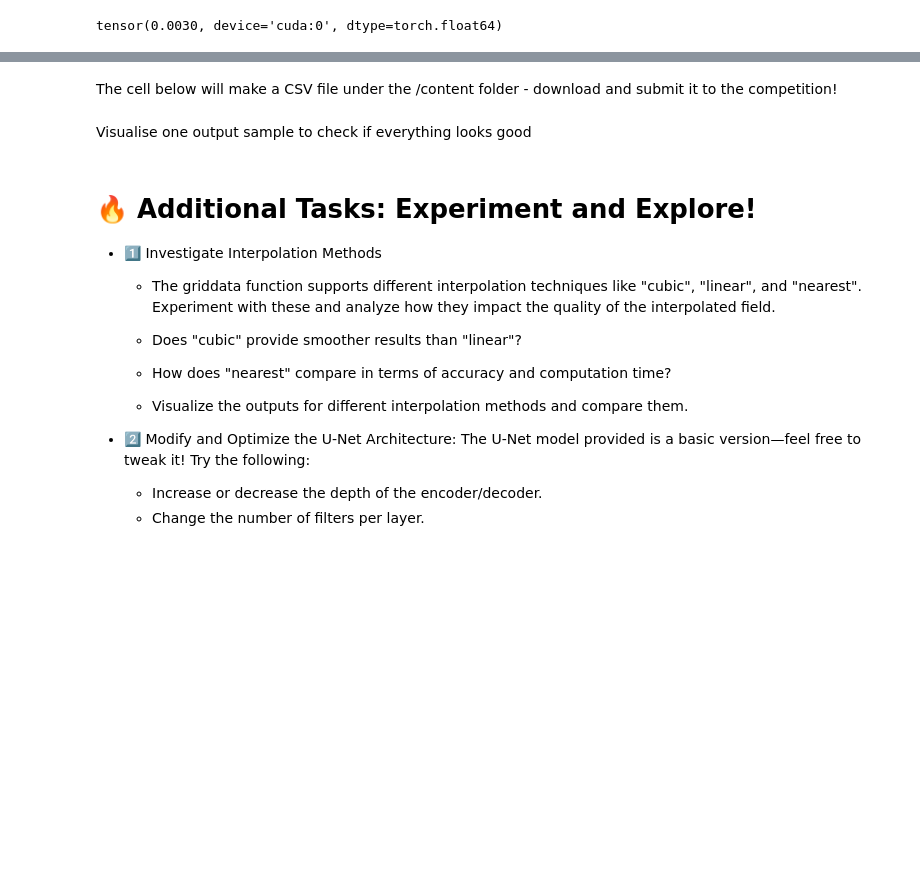
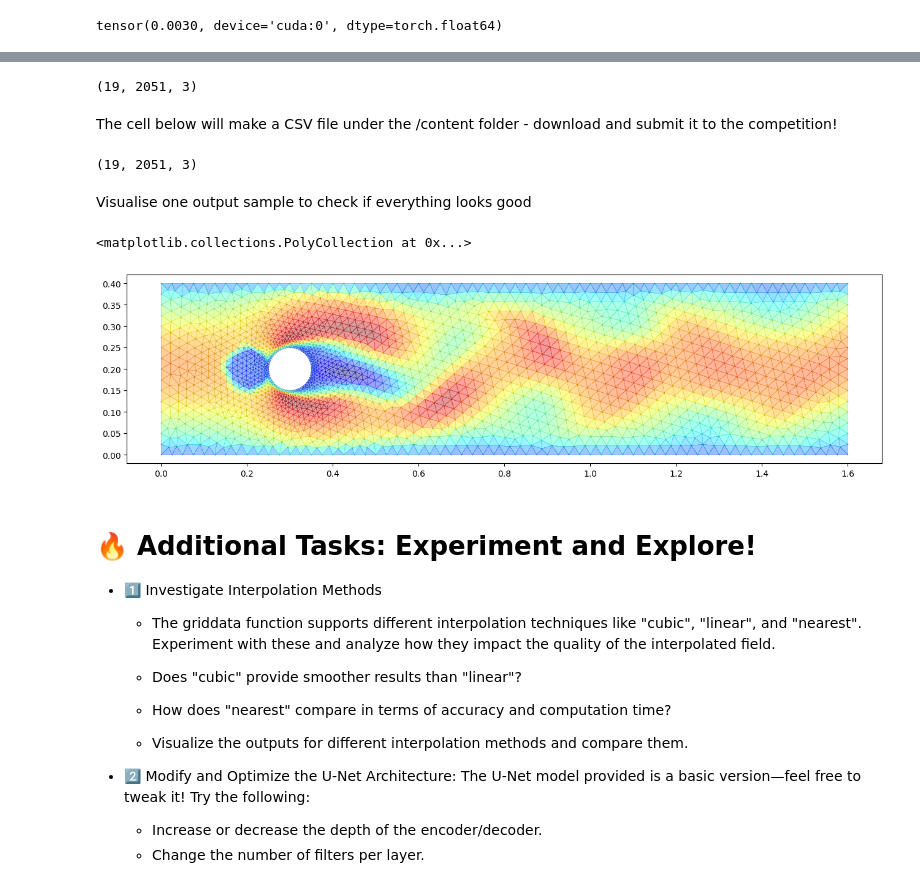
Before and after one commit to LogicOber/ML4SCI, a Jupyter notebook: [ML4Sci]_UNet(Release_Version_1).ipynb, the cells around one changed output, grey strips where cells are left out. Drawn from its saved outputs; the diff is of its cells as text; code cells hidden in the pictures; blank space fills up the shorter version.

```diff
--- a/[ML4Sci]_UNet(Release_Version_1).ipynb
+++ b/[ML4Sci]_UNet(Release_Version_1).ipynb
@@ -794,19 +807,25 @@ def pred_to_df(data):
 # %%
-# inference on the validation dataset:
 dataset_val = CNNDataset(
     dataset_dir = "/content/data/val/",
     transform=transform, target_transform=transform)
 val_loader = DataLoader(dataset_val, batch_size=1, num_workers=8)
 
-coord = dataset_val[0][0]["coord"]
-face = dataset_val[0][0]["cell_node_list"]
+# Load raw data to get coord and face information
+raw_data = dataset_val.load_data(dataset_val.file_names[0])
+coord = raw_data['coord']
+face = raw_data['cell_node_list']
+
+# Calculate mean and std from training data
+train_dir = "/content/data/train/"
+mean, std = get_mean_std(train_dir)
+mean = mean.mean(axis=0)  # Average across all nodes
+std = std.mean(axis=0)    # Average across all nodes
 
 # Prediction
 _, pred, ground = calculate_error_and_inference(
     val_loader, model,
-    # YOUR CODE HERE - replace [0, 0, 0] with the mean/std you calculated
-    mean = torch.tensor([[0, 0, 0]]).to(device),
-    std = torch.tensor([[0, 0, 0]]).to(device),
+    mean = torch.tensor([mean]).to(device),
+    std = torch.tensor([std]).to(device),
 )
 
 # Interpolate back
@@ -819,6 +856,8 @@ KeyError: 'coord'
 # %%
 pred = np.stack(pred, axis=0)
 print(pred.shape)
+# %% [output]
+(19, 2051, 3)
 # %% [markdown]
 The cell below will make a CSV file under the /content folder - download and submit it to the competition!
 # %%
@@ -828,26 +867,33 @@ print(pred.shape)
 pred_1 = np.stack(pred, axis=0)
 np.save("pred_1.npy", pred_1)
 pred_to_df(pred_1).to_csv("pred_1.csv", index=True)
+# %% [output]
+(19, 2051, 3)
 # %% [markdown]
 Visualise one output sample to check if everything looks good
 # %%
 import matplotlib.tri as tri
 cmap = "jet"
+
+zeta = 10
 
 left, right = min(coord[:, 0]), max(coord[:, 0])
 bottom, top = min(coord[:, 1]), max(coord[:, 1])
 value = pred[0, :, 0]
 
 width = zeta * (right - left)
 height = zeta * (top - bottom)
 
 triangle = tri.Triangulation(coord[:, 0], coord[:, 1], face)
 
 fig, ax = plt.subplots(figsize=(width, height))
 
 ax.set_aspect("equal")
 ax.triplot(triangle, 'ko-', ms=0.1, lw=0.1)
 ax.tripcolor(triangle, value, cmap=cmap, alpha=0.4)
+# %% [output]
+<matplotlib.collections.PolyCollection at 0x...>
+[figure, added]
 # %% [markdown]
 # 🔥 Additional Tasks: Experiment and Explore!
 
```
Also changed, not shown: parts of 2 cells of this notebook.
